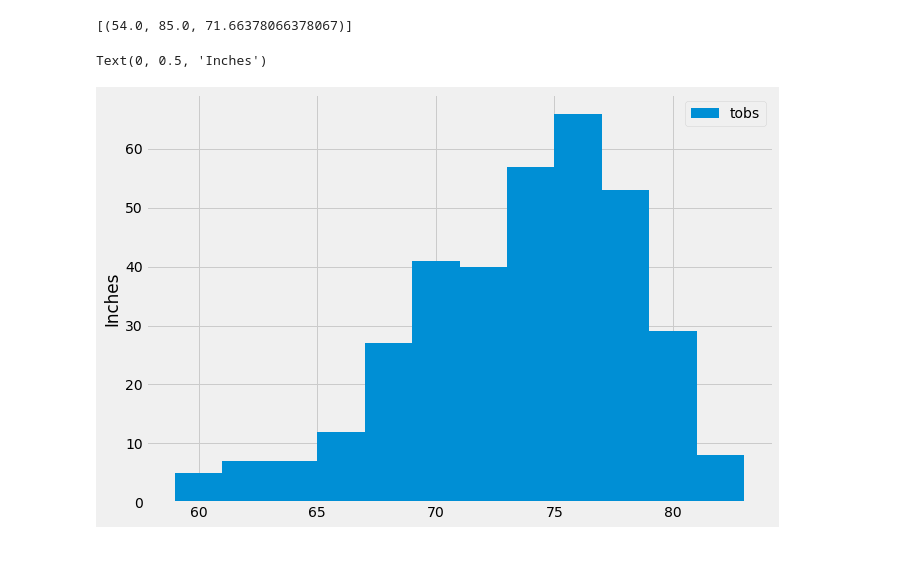
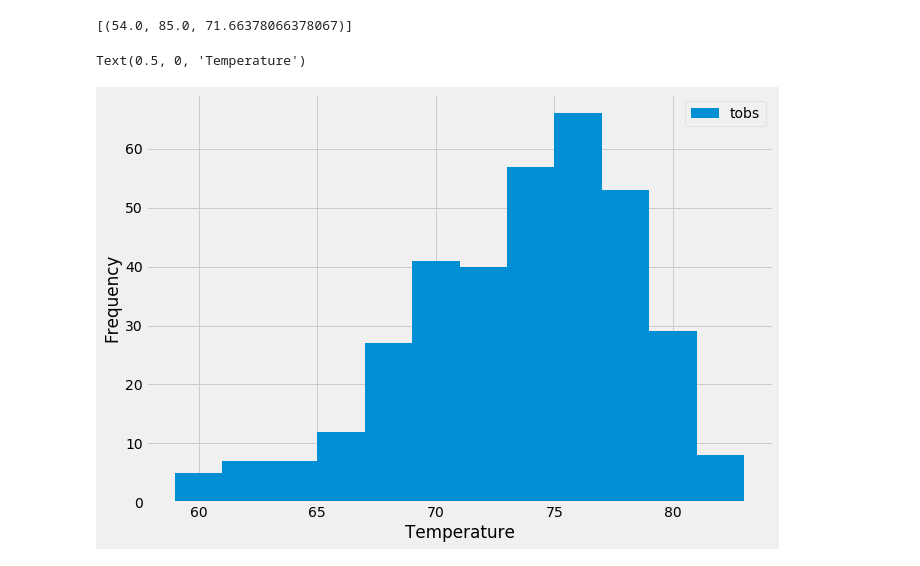
Before and after one commit to wonderbug2020/sqlalchemy, a Jupyter notebook: main.ipynb, the cells around one changed output. Drawn from its saved outputs; the diff is of its cells as text; code cells hidden in the pictures.

```diff
--- a/main.ipynb
+++ b/main.ipynb
@@ -156,11 +156,12 @@ temperature_df = pd.read_sql(qry_temp.statement, session.bind)
 # %%
 #Now to make a pretty little graph
 fig, ax = plt.subplots(figsize = (10, 7))
 temperature_df.plot.hist(ax = ax, bins = 12)
-ax.set_ylabel('Frequenct')
+ax.set_ylabel('Frequency')
+ax.set_xlabel('Temperature')
 # %% [output]
-Text(0, 0.5, 'Inches')
+Text(0.5, 0, 'Temperature')
-[figure, old version]
+[figure, new version]
 # %%
 #qry = session.query(Measurement.date, Measurement.prcp).\
                         #filter(Measurement.date >= year_ago)
```
